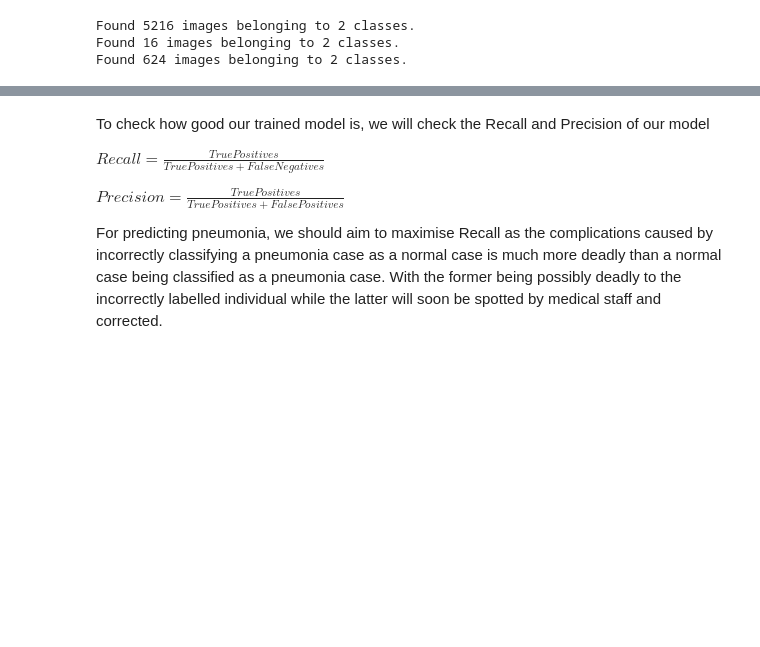
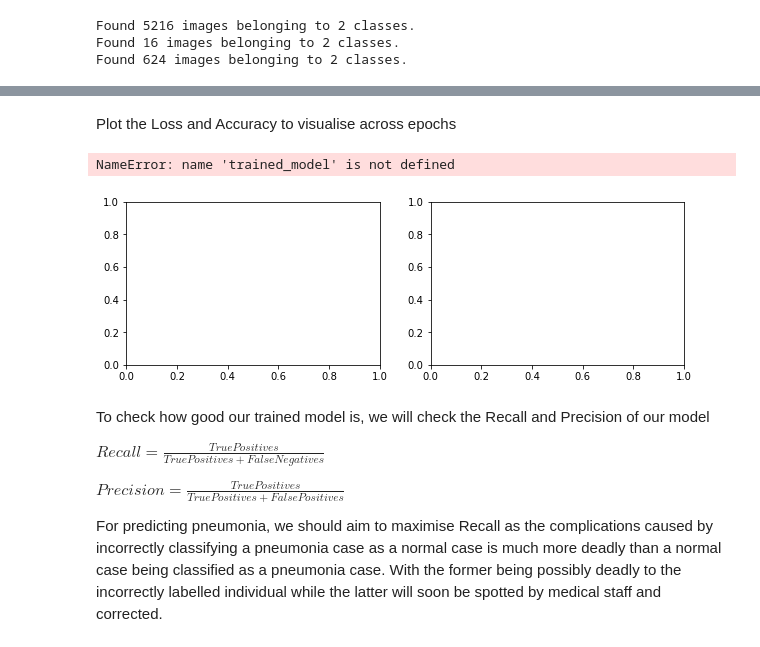
Before and after one commit to cs3244-08-19s2/cs3244, a Jupyter notebook: PneumoniaDetector_KerasCNN.ipynb, the cells around one changed output, grey strips where cells are left out. Drawn from its saved outputs; the diff is of its cells as text; code cells hidden in the pictures; blank space fills up the shorter version.

```diff
--- a/PneumoniaDetector_KerasCNN.ipynb
+++ b/PneumoniaDetector_KerasCNN.ipynb
@@ -86,38 +86,16 @@ def data_gen(img_height, img_width, batch_size):
         shuffle = True
     )
 
-    new_test_data = []
-    new_test_labels = []
-
-    normal = '{}NORMAL{}'.format(pdiv,pdiv)
-    pneumonia = '{}PNEUMONIA{}'.format(pdiv,pdiv)
-
-    for cond in [normal, pneumonia]:
-        for img in (os.listdir(path+'test'+cond)):
-            img = plt.imread(path+'test'+cond+img)
-            img = cv2.resize(img, (img_height, img_width))
-            img = np.dstack([img, img, img])
-            img = img.astype(np.float32)/255
-            if cond == normal:
-                label = 0
-            else:
-                label = 1
-            new_test_data.append(img)
-            new_test_labels.append(label)
-
-    new_test_data = np.array(new_test_data)
-    new_test_labels = np.array(new_test_labels)
-
-    return train_gen, val_gen, test_gen, new_test_data, new_test_labels
+    return train_gen, val_gen, test_gen
 # %%
 ### TODO: Create Class Labels for images ###
 # %%
 img_height = 224
 img_width = 224
-batch_size = 32
+batch_size = 16
 num_epochs = 10
 
-train_gen, val_gen, test_gen, new_test_data, new_test_labels = data_gen(img_height, img_width, batch_size)
+train_gen, val_gen, test_gen = data_gen(img_height, img_width, batch_size)
 # %% [output]
 Found 5216 images belonging to 2 classes.
 Found 16 images belonging to 2 classes.
@@ -155,7 +133,7 @@ def model_builder_kcnn():
 
     x = Flatten()(x)
     x = Dense(units=1024, activation='relu')(x)
-    x = Dropout(0.5)(x)
+    x = Dropout(0.7)(x)
     x = Dense(units=256, activation='relu')(x)
     x = Dropout(0.5)(x)
     x = Dense(units=64, activation='relu')(x)
@@ -171,7 +149,7 @@ model_kcnn.compile(loss='binary_crossentropy', optimizer='adam', metrics=['accur
 
 #To reduce overfitting, have callbacks
 checkpt = ModelCheckpoint(filepath='best_model_time', save_best_only=True, save_weights_only=True)
-early_stop = EarlyStopping(patience=2)
+early_stop = EarlyStopping(patience=5)
 
 
 trained_model = model_kcnn.fit_generator(
@@ -186,0 +171,16 @@ Epoch 3/10
+# %% [markdown]
+Plot the Loss and Accuracy to visualise across epochs
+# %%
+fig, ax = plt.subplots(1, 2, figsize=(10, 3))
+ax = ax.ravel()
+
+for i, val in enumerate(['accuracy', 'loss']):
+    ax[i].plot(trained_model.history[val])
+    ax[i].plot(trained_model.history['val_' + val])
+    ax[i].set_title('Model {}'.format(val))
+    ax[i].set_xlabel('no. of epochs')
+    ax[i].set_ylabel(val)
+    ax[i].legend(['train', 'val'])
+# %% [output]
+NameError: name 'trained_model' is not defined
+[figure, added]
```
Also changed, not shown: parts of 5 cells of this notebook.
